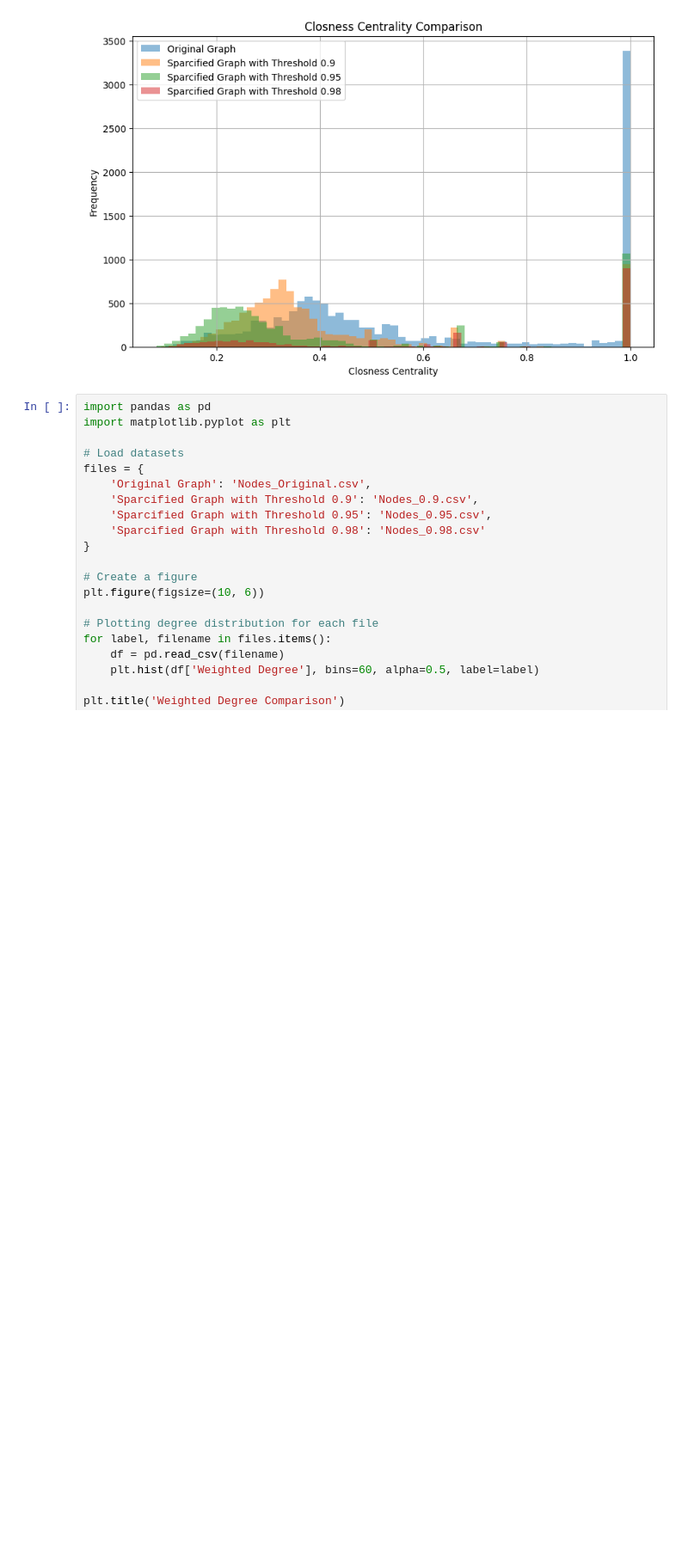
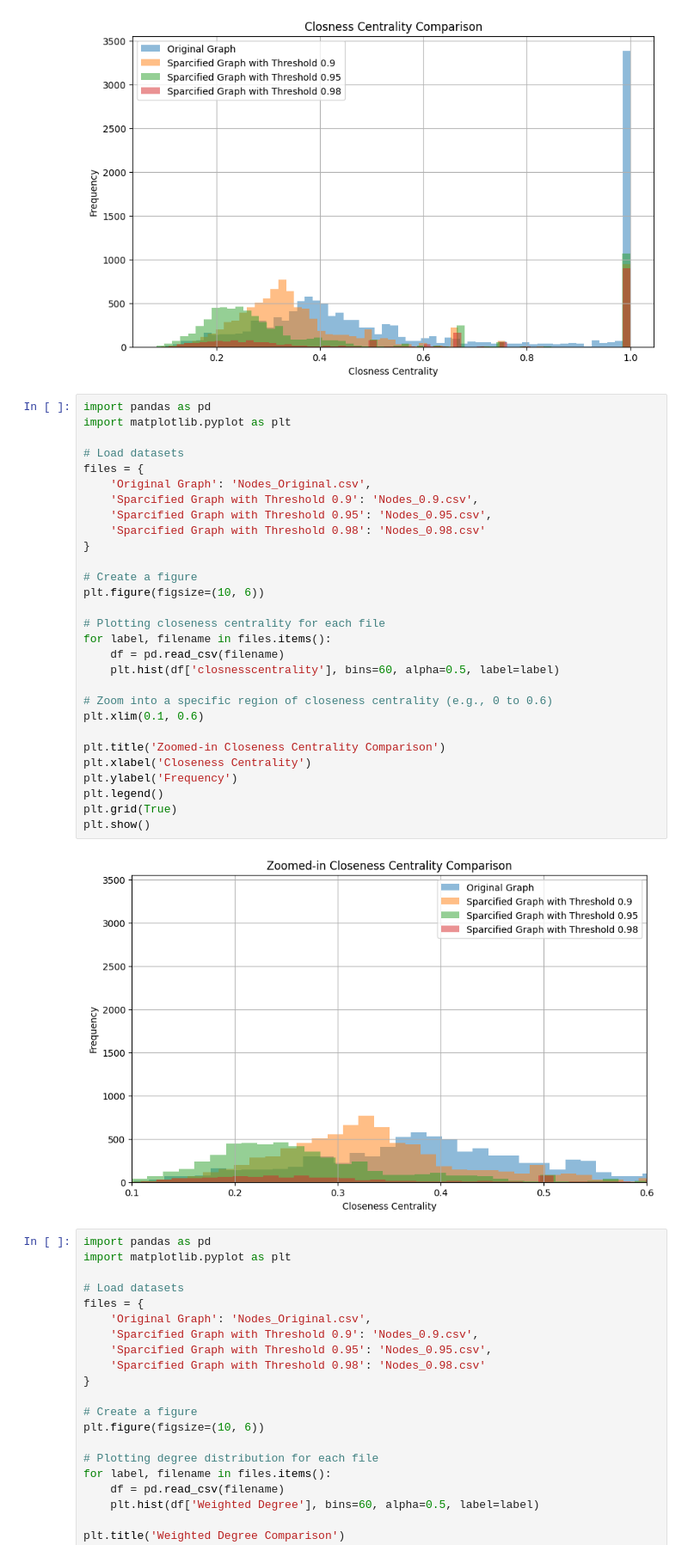
Before and after one commit to MehrdadJalali-AI/InverseLinkPredcition, a Jupyter notebook: Sparcification_Plots.ipynb, the cells around one changed output. Shown: that part at 86% size. Cells and saved outputs as stored; diff of their text form; blank space fills up the shorter version.

```diff
--- a/Sparcification_Plots.ipynb
+++ b/Sparcification_Plots.ipynb
@@ -151,6 +182,37 @@ plt.grid(True)
 plt.show()
 # %% [output]
 [figure]
+# %%
+import pandas as pd
+import matplotlib.pyplot as plt
+
+# Load datasets
+files = {
+    'Original Graph': 'Nodes_Original.csv',
+    'Sparcified Graph with Threshold 0.9': 'Nodes_0.9.csv',
+    'Sparcified Graph with Threshold 0.95': 'Nodes_0.95.csv',
+    'Sparcified Graph with Threshold 0.98': 'Nodes_0.98.csv'
+}
+
+# Create a figure
+plt.figure(figsize=(10, 6))
+
+# Plotting closeness centrality for each file
+for label, filename in files.items():
+    df = pd.read_csv(filename)
+    plt.hist(df['closnesscentrality'], bins=60, alpha=0.5, label=label)
+
+# Zoom into a specific region of closeness centrality (e.g., 0 to 0.6)
+plt.xlim(0.1, 0.6)
+
+plt.title('Zoomed-in Closeness Centrality Comparison')
+plt.xlabel('Closeness Centrality')
+plt.ylabel('Frequency')
+plt.legend()
+plt.grid(True)
+plt.show()
+# %% [output]
+[figure, added]
 # %%
 import pandas as pd
 import matplotlib.pyplot as plt
```
Also changed, not shown: parts of 5 cells of this notebook.
